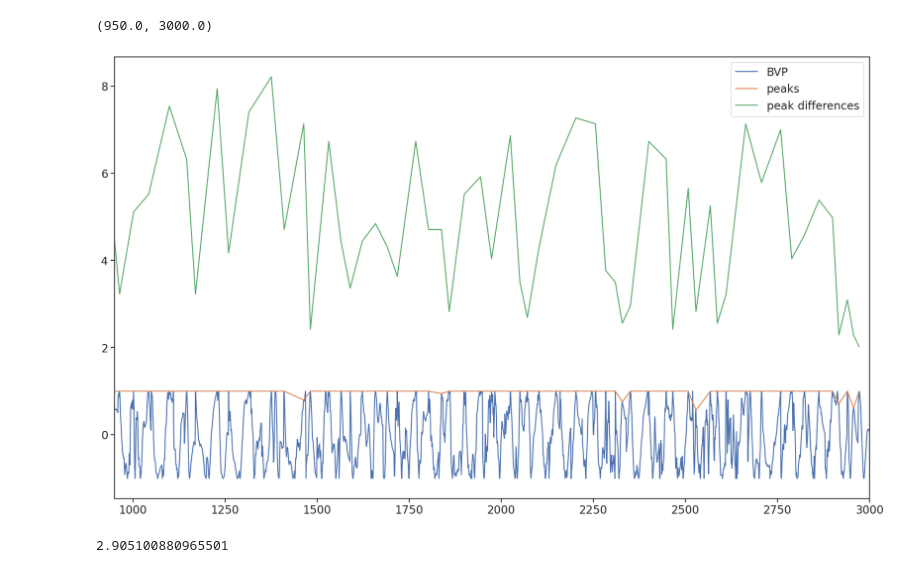
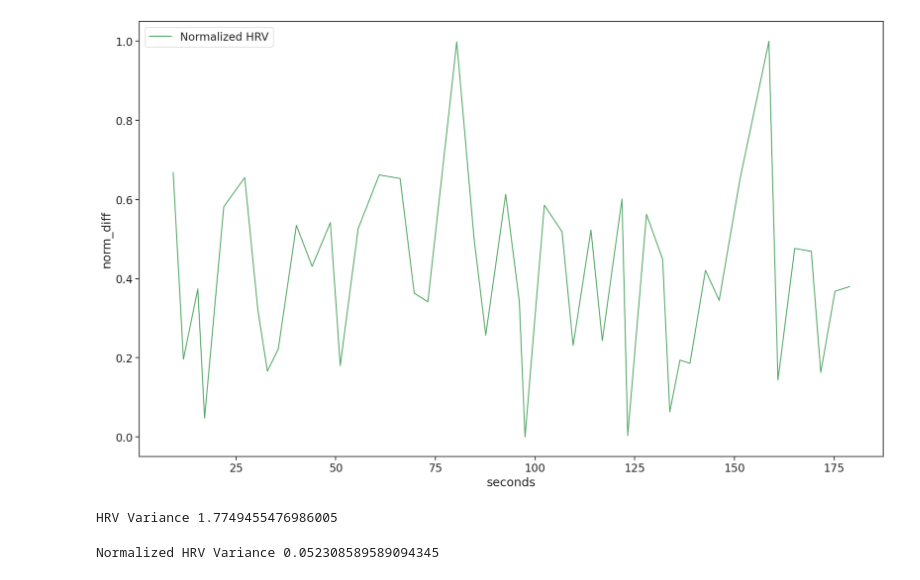
Before and after one commit to RamfisCenteno/rPPG, a Jupyter notebook: Untitled.ipynb, the cells around one changed output. Drawn from its saved outputs; the diff is of its cells as text; code cells hidden in the pictures.

```diff
--- a/Untitled.ipynb
+++ b/Untitled.ipynb
@@ -62,0 +36,5 @@ p
+# %%
+data = pd.concat([data, time], axis=1)
+# data = data.interpolate()
+# %%
+data['seconds'] = data['time'] - data['time'][0]
@@ -62,0 +66,9 @@ p
+# %%
+peaked = peaks.set_index('peak_points')
+data = pd.concat([data, peaked], axis=1)
+data2 = data.dropna()
+data2['diff'] = data2['seconds'].diff()
+data2['norm_diff'] = (data2['diff'] - data2['diff'].min())/(data2['diff'].max() - data2['diff'].min())
+data3=data2[['diff', 'norm_diff']]
+data3 = pd.DataFrame(data3)
+data = pd.concat([data, data3], axis=1)
@@ -83,2 +105,0 @@ data
-# %%
-data['time'] = np.arange(0, (len(data)*.1), 0.1)
@@ -223,11 +116,7 @@ peaks
 # %%
 plt.figure(figsize=(20, 12), dpi=100)
-plt.plot(data['BVP'], label='BVP')
-plt.plot(peaks['peak_points'], peaks['peak_heights'], label='peaks')
-plt.plot(peaks['peak_points'], peaks['diff'], label='peak differences')
+sns.lineplot(data['seconds'], data['norm_diff'], label='Normalized HRV', color='g')
 plt.legend()
 sns.set(font_scale =1.5, style = 'ticks' )
-plt.xlim(950,3000)
 # %% [output]
-(950.0, 3000.0)
-[figure, old version]
+[figure, new version]
@@ -236,5 +127,5 @@ sample = peaks['diff'][1:]
 # %%
 import statistics
-statistics.variance(sample)
+print(f'HRV Variance', statistics.variance(sample))
 # %% [output]
-2.905100880965501
+HRV Variance 1.7749455476986005
@@ -242,0 +132,5 @@ statistics.variance(sample)
+# %%
+import statistics
+print(f'Normalized HRV Variance', statistics.variance(sample2))
+# %% [output]
+Normalized HRV Variance 0.052308589589094345
```
Also changed, not shown: parts of 31 cells of this notebook, 10 other files.
